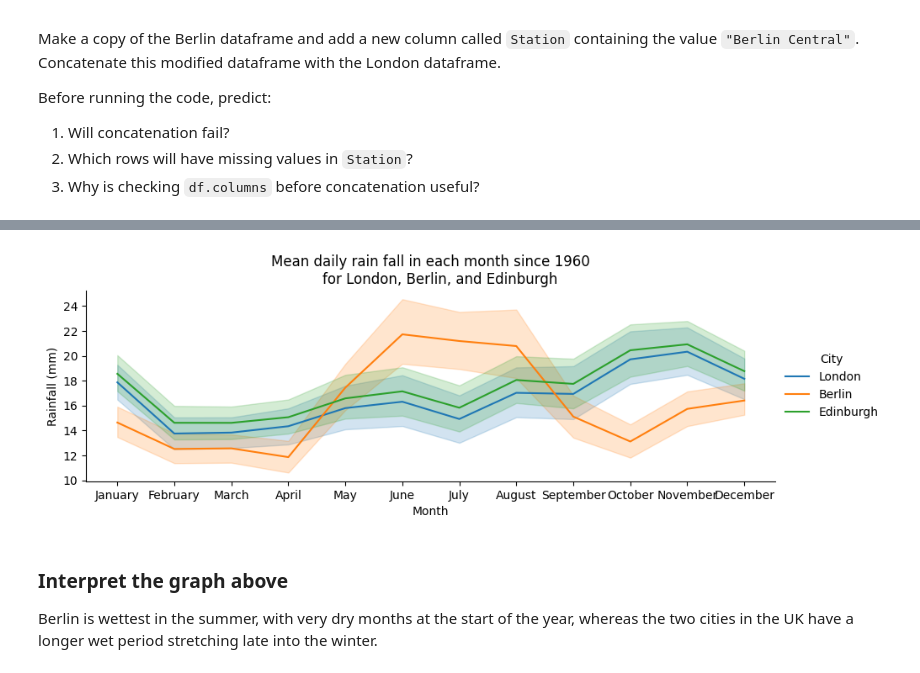
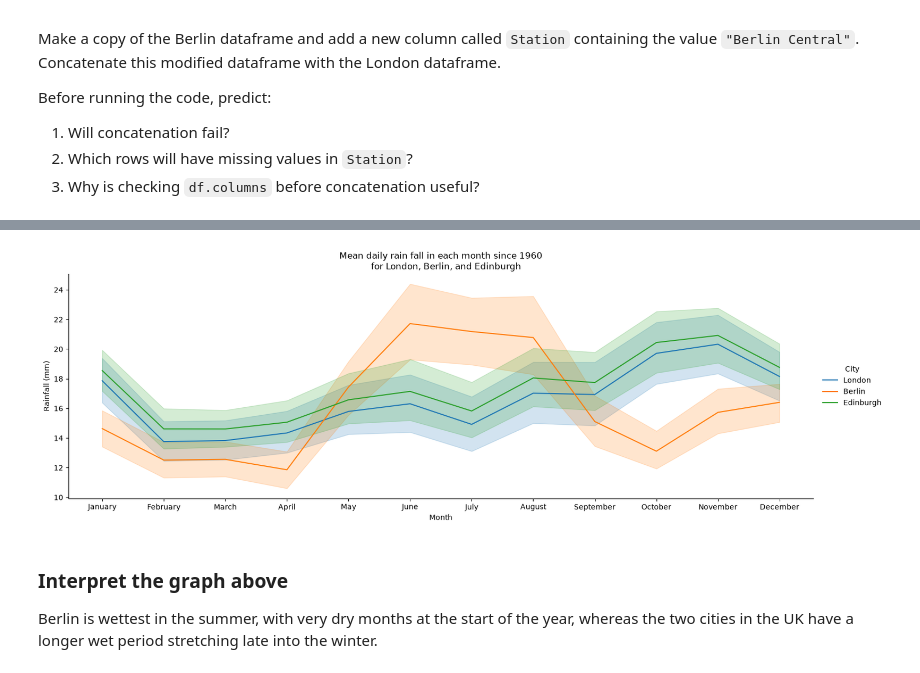
Before and after one commit to satam2/CS133-Data-Vis, a Jupyter notebook: Module04_group-bin/M05_Colab10_Concatenate_Merge.ipynb, the cells around one changed output, grey strips where cells are left out. Drawn from its saved outputs; the diff is of its cells as text; code cells hidden in the pictures.

Commit message:
concatenating/merging data lecture

```diff
--- a/Module04_group-bin/M05_Colab10_Concatenate_Merge.ipynb
+++ b/Module04_group-bin/M05_Colab10_Concatenate_Merge.ipynb
@@ -178,24 +199,29 @@ Before running the code, predict:
 # %%
 ## Make a plot with the combined dataframe
 from pandas.api.types import CategoricalDtype
 import seaborn as sns
 import matplotlib.pyplot as plt
 %matplotlib inline
 
 months=["January","February","March","April","May","June","July","August",
 "September","October","November","December"]
 
 all_rain["Month"] = all_rain["Month"].astype(
     CategoricalDtype(categories=months,ordered=True)
 )
 
 ### Line plot of rain - Let's make the plot below using relplot
 # all_rain.reset_index(inplace=True)
-sns.relplot()
+sns.relplot(data = all_rain,
+            x = "Month",
+            y = "Rainfall (mm)",
+            kind = "line",
+            hue = "City",
+            aspect = 3)
 plt.title("""Mean daily rain fall in each month since 1960
     for London, Berlin, and Edinburgh""");
 # %% [output]
-[figure, old version]
+[figure, new version]
 # %% [markdown]
 ### Interpret the graph above
 Berlin is wettest in the summer, with very dry months at the start of the year, whereas the two cities in the UK
```
Also changed, not shown: parts of 22 cells of this notebook.
